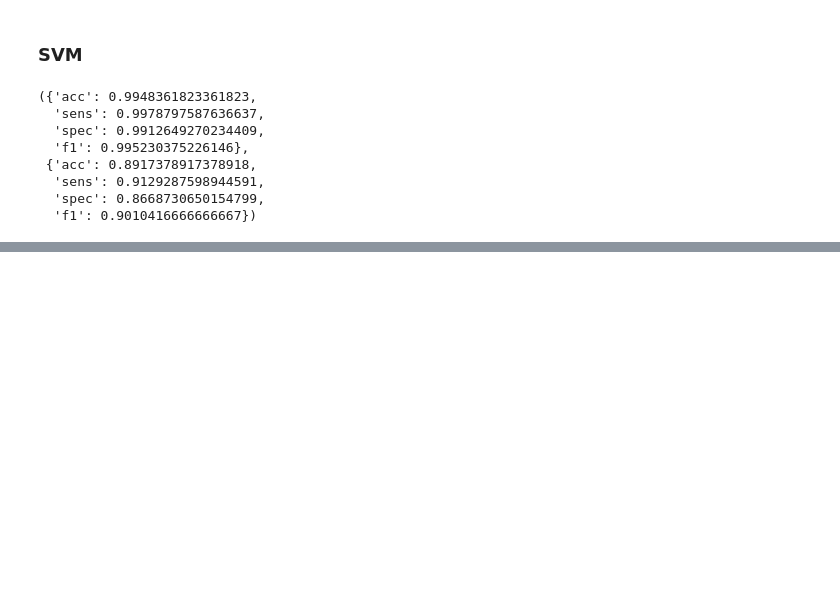
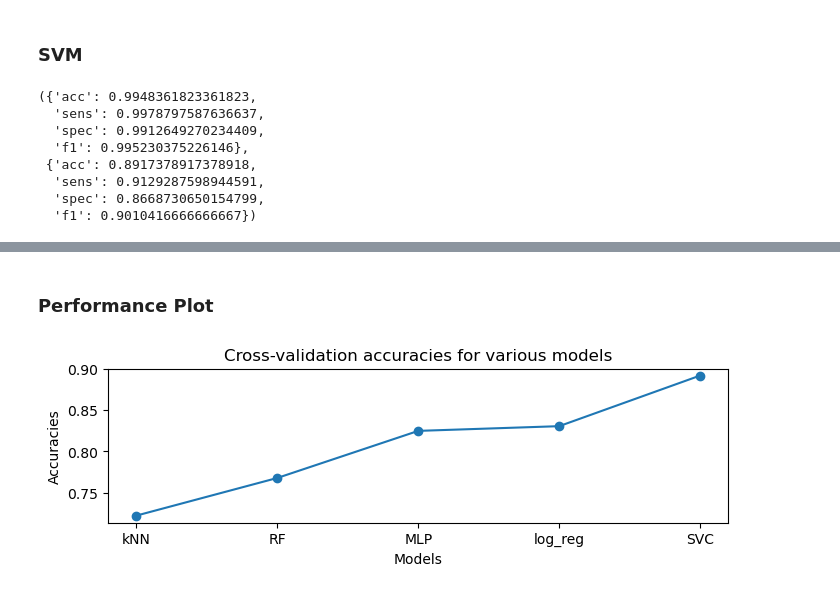
Before and after one commit to HimanshuKhanchandani/Dementia-Detection-Tool, a Jupyter notebook: models/very_long_epoch_performance.ipynb, the cells around one changed output, grey strips where cells are left out. Saved outputs shown, nothing was run; the diff lists cells and outputs as text; code cells hidden in the pictures; blank space fills up the shorter version.

```diff
--- a/models/very_long_epoch_performance.ipynb
+++ b/models/very_long_epoch_performance.ipynb
@@ -55,0 +103,3 @@ train_metric_dict, val_metric_dict
+# %%
+Models += ['RF']
+accuracies += [val_metric_dict['acc']]
@@ -55,0 +108,4 @@ train_metric_dict, val_metric_dict
+# %%
+train_metric_dict, val_metric_dict = mlp_cross(rbps, targets, PCA_components = 35,
+                                               max_iter = 600, hidden_layer_sizes=(3,1))
+train_metric_dict, val_metric_dict
@@ -55,0 +121,19 @@ train_metric_dict, val_metric_dict
+# %%
+Models += ['MLP']
+accuracies += [val_metric_dict['acc']]
+# %% [markdown]
+### Performance Plot
+# %%
+zipped_list = zip(accuracies, Models)
+Models_s = [x for _,x in sorted(zipped_list)]
+accuracies_s = sorted(accuracies)
+# %%
+plt.figure(figsize = (8,2))
+plt.plot(accuracies_s, '-o')
+plt.xticks(ticks = [i for i in range(len(Models_s))], labels = Models_s)
+plt.xlabel('Models')
+plt.ylabel('Accuracies')
+plt.title('Cross-validation accuracies for various models')
+plt.show()
+# %% [output]
+[figure, added]
```
Also changed, not shown: parts of 14 cells of this notebook, 16 other files.
